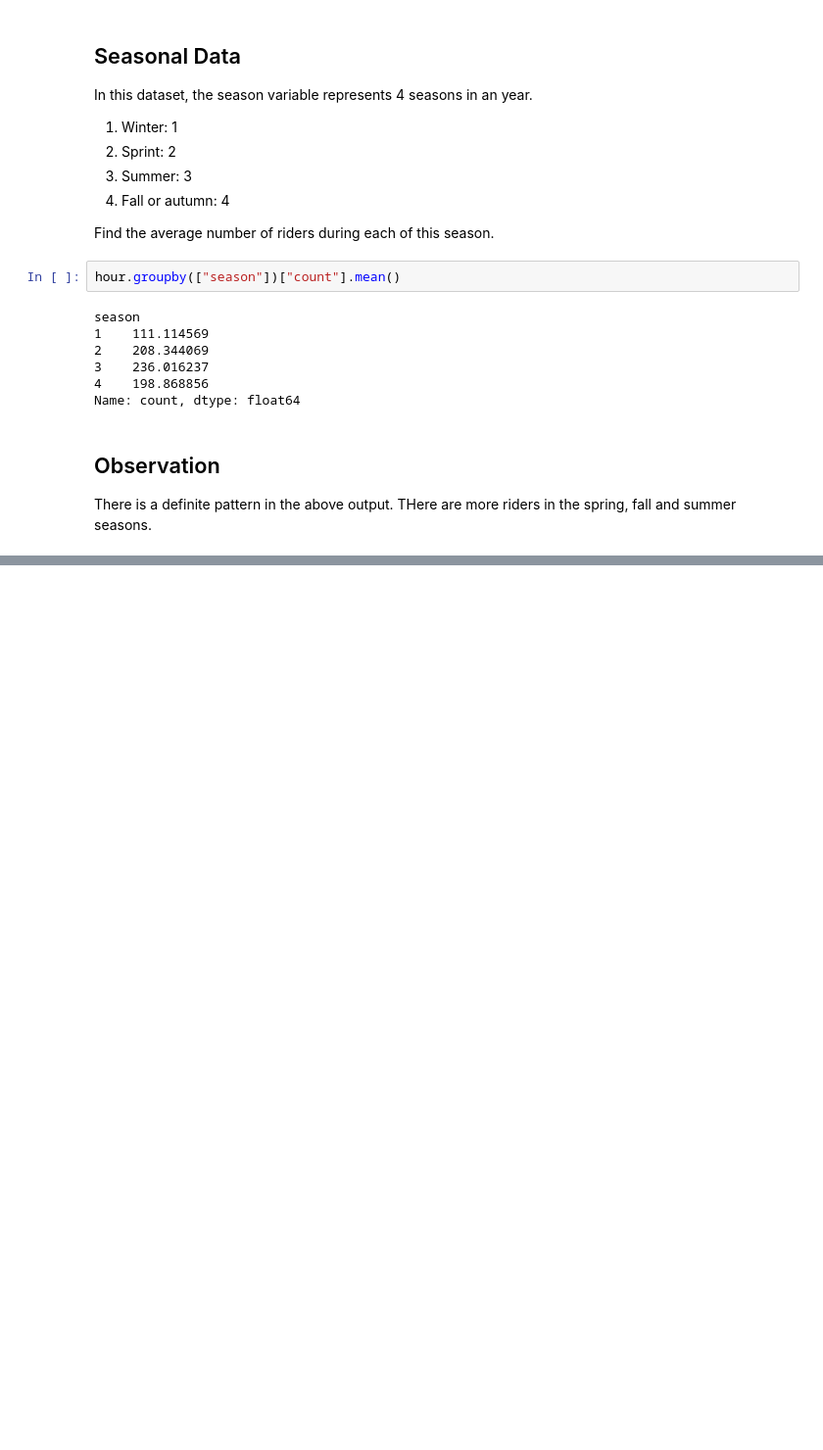
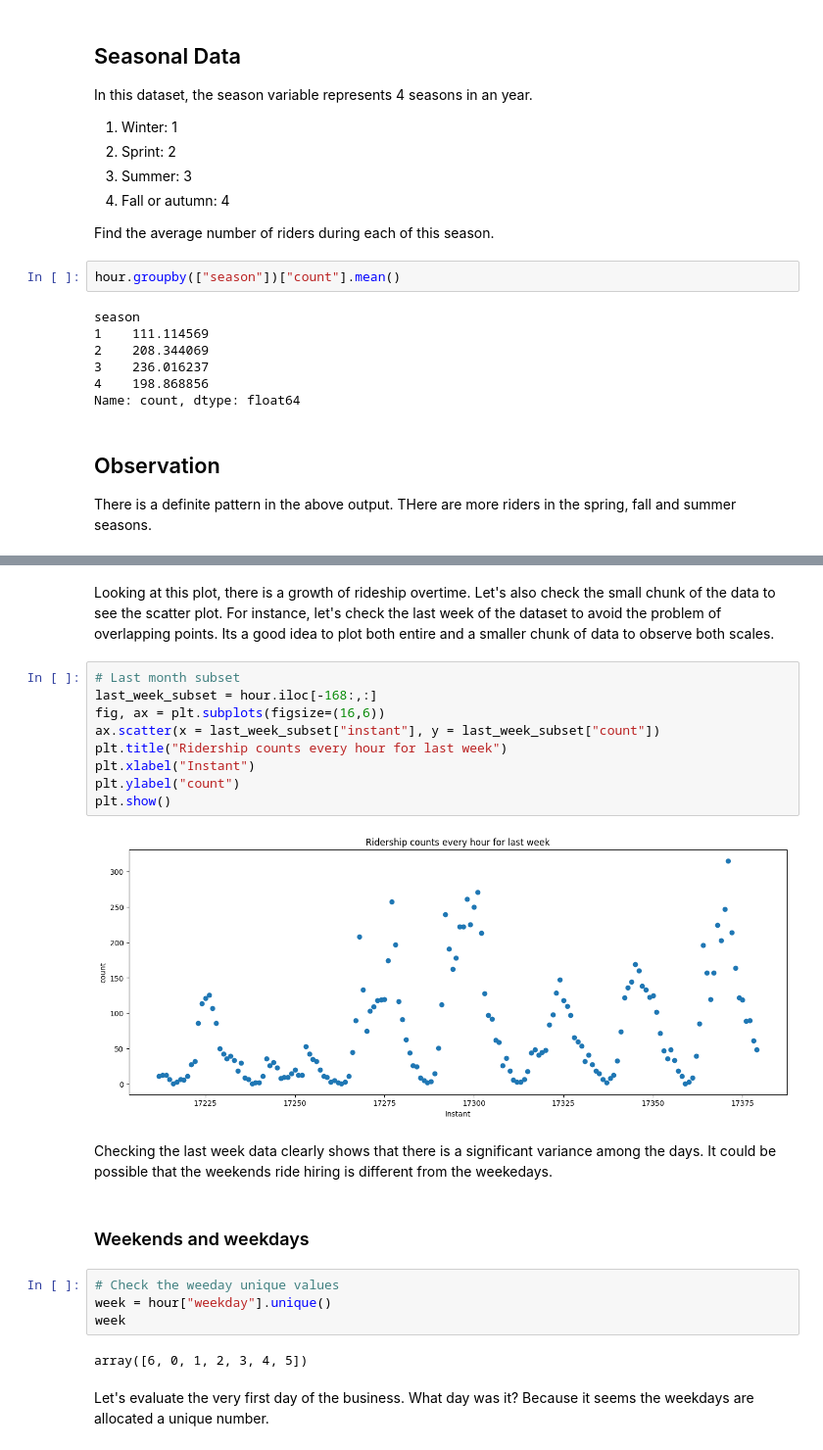
Before and after one commit to devbilalkhan/data-science, a Jupyter notebook: practice/bike_sharing_dataset.ipynb, the cells around one changed output, grey strips where cells are left out. Shown at 98% size. Saved outputs shown, nothing was run; the diff lists cells and outputs as text; blank space fills up the shorter version.

```diff
--- a/practice/bike_sharing_dataset.ipynb
+++ b/practice/bike_sharing_dataset.ipynb
@@ -145,0 +275,26 @@ hour.groupby(["season", "holiday"]).[count].means()
+# %% [markdown]
+Looking at this plot, there is a growth of rideship overtime.
+Let's also check the small chunk of the data to see the scatter plot. For instance, let's check the last week of the dataset to avoid the problem of overlapping points. Its a good idea to plot both entire and a smaller chunk of data to observe both scales.
+# %%
+# Last month subset
+last_week_subset = hour.iloc[-168:,:]
+fig, ax = plt.subplots(figsize=(16,6))
+ax.scatter(x = last_week_subset["instant"], y = last_week_subset["count"])
+plt.title("Ridership counts every hour for last week")
+plt.xlabel("Instant")
+plt.ylabel("count")
+plt.show()
+# %% [output]
+[figure, added]
+# %% [markdown]
+Checking the last week data clearly shows that there is a significant variance among the days. It could be possible that the weekends ride hiring is different from the weekedays.
+# %% [markdown]
+### Weekends and weekdays
+# %%
+# Check the weeday unique values
+week = hour["weekday"].unique()
+week
+# %% [output]
+array([6, 0, 1, 2, 3, 4, 5])
+# %% [markdown]
+Let's evaluate the very first day of the business. What day was it? Because it seems the weekdays are allocated a unique number.
```
Also changed, not shown: parts of 34 cells of this notebook.
